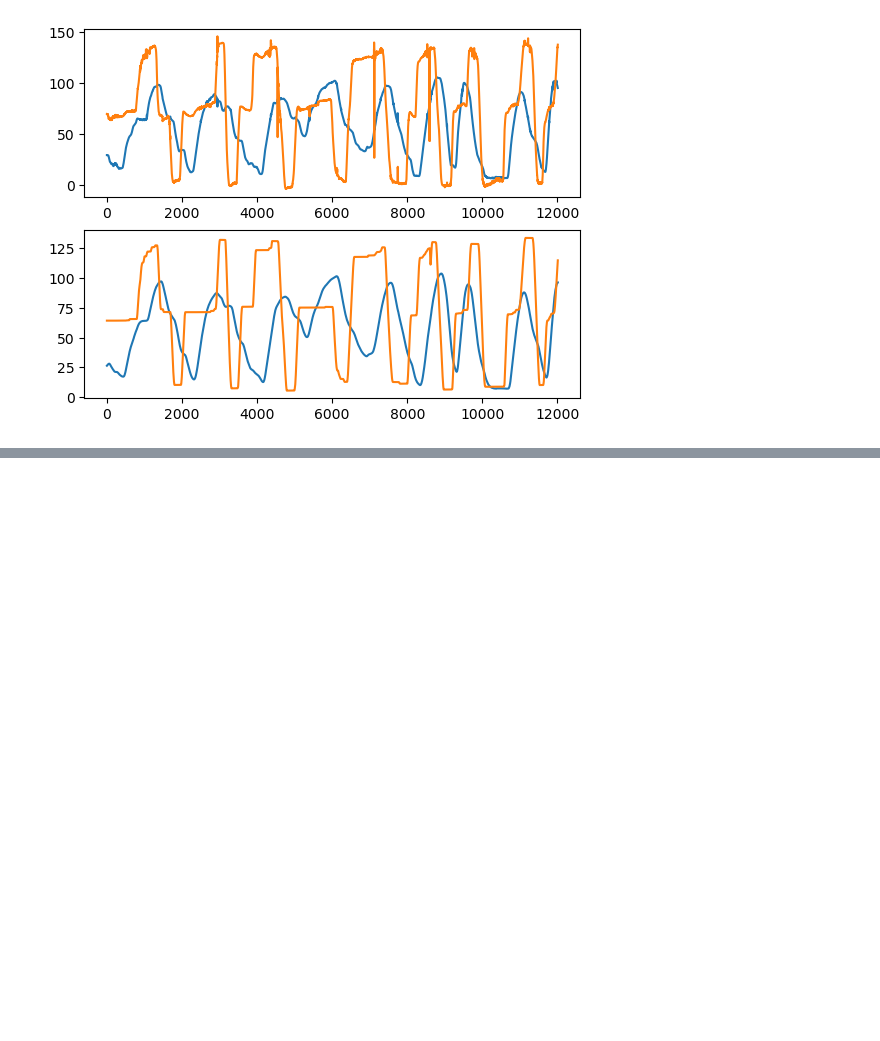
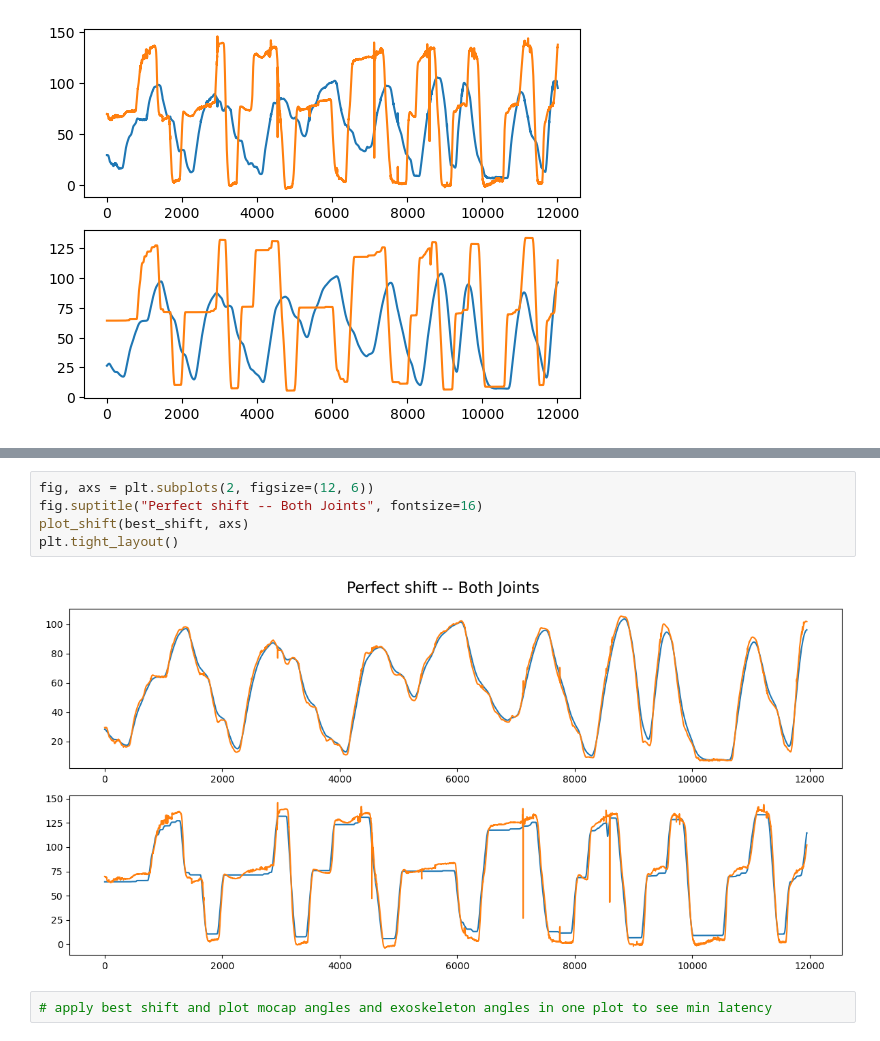
Before and after one commit to gjmm07/Masterthesis, a Jupyter notebook: Latency.ipynb, the cells around one changed output, grey strips where cells are left out. Drawn from its saved outputs; the diff is of its cells as text; blank space fills up the shorter version.

```diff
--- a/Latency.ipynb
+++ b/Latency.ipynb
@@ -68,0 +98,9 @@ axs[1].plot(dataset[0].mocap_joints[:-min_idx, 1])
+# %%
+fig, axs = plt.subplots(2, figsize=(12, 6))
+fig.suptitle("Perfect shift -- Both Joints", fontsize=16)
+plot_shift(best_shift, axs)
+plt.tight_layout()
+# %% [output]
+[figure, added]
+# %%
+# apply best shift and plot mocap angles and exoskeleton angles in one plot to see min latency
```
Also changed, not shown: parts of 15 cells of this notebook, 2 other files.
